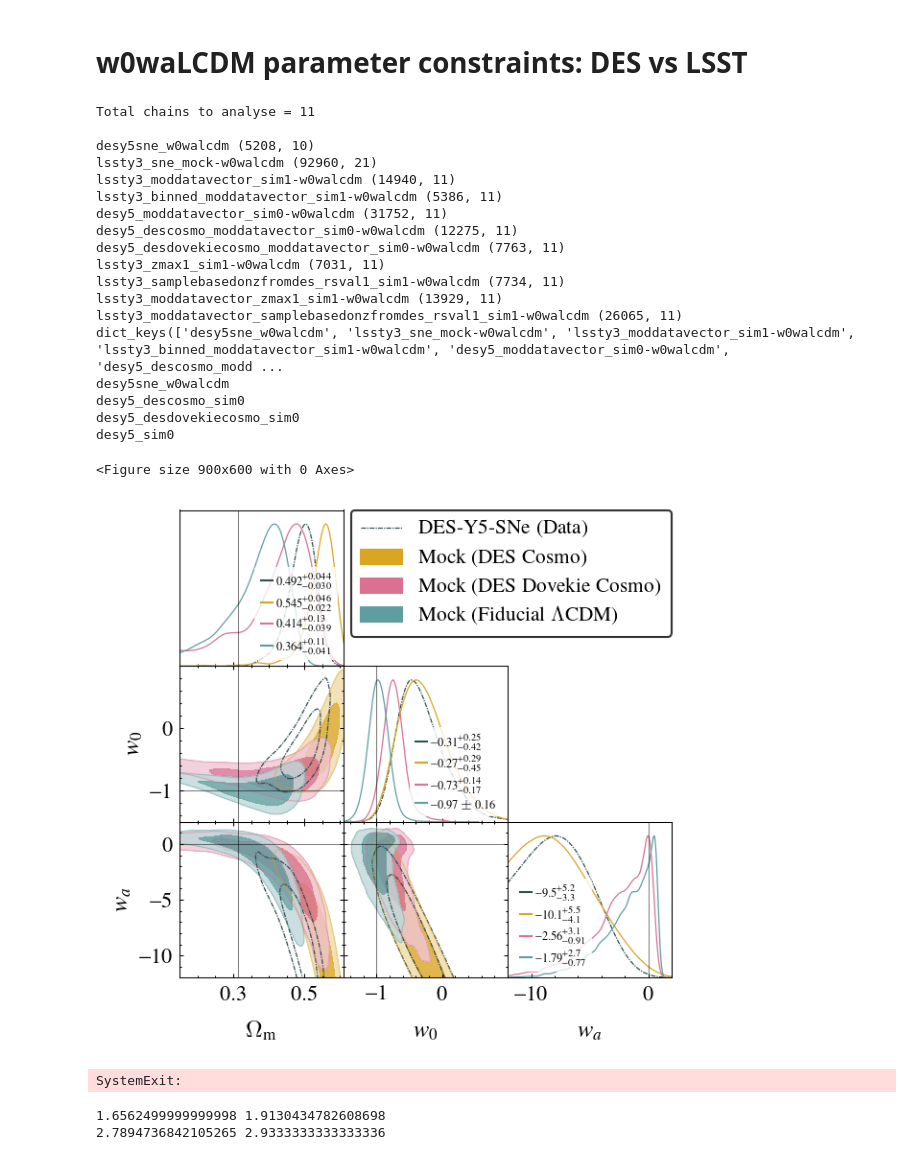
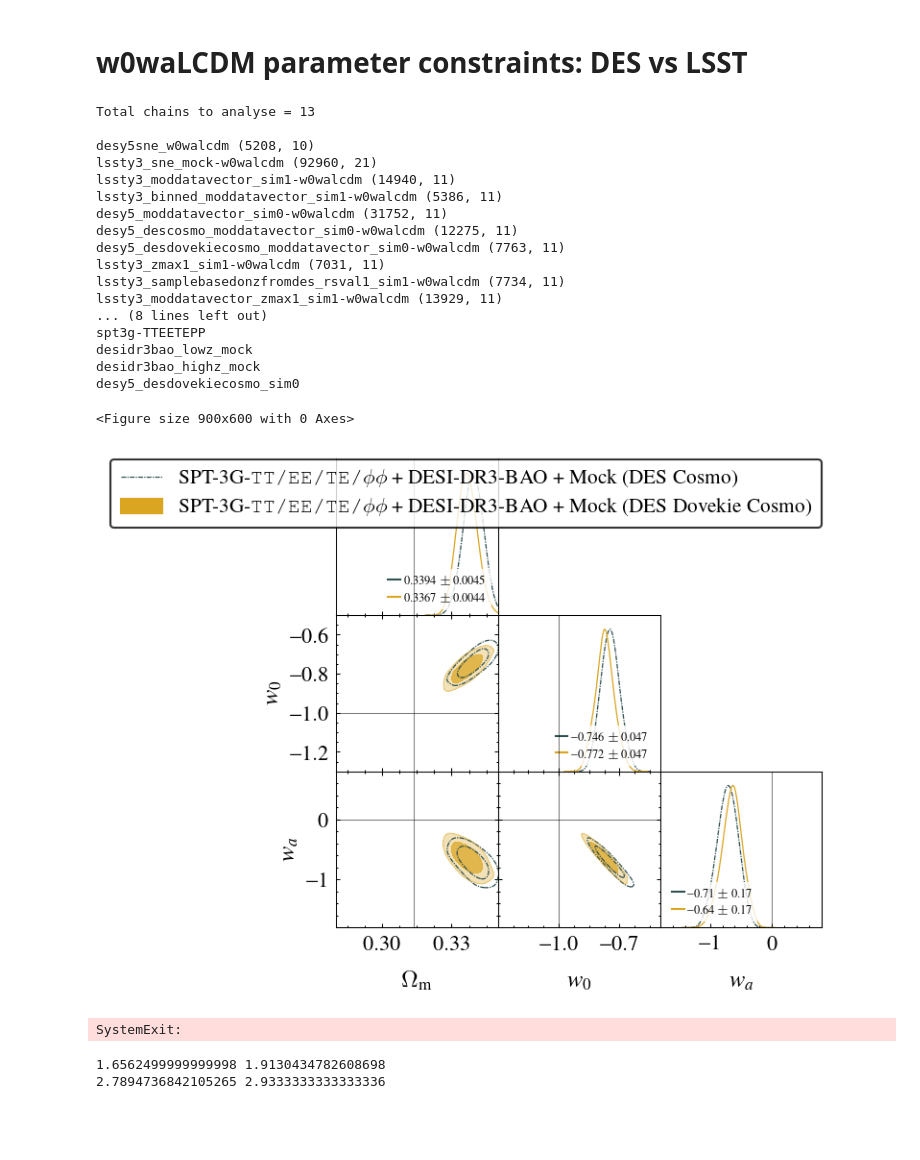
Before and after one commit to sriniraghunathan/CMB_BAO_SNe_likelihoods, a Jupyter notebook: analyse_chains_for_paper.ipynb, the cells around one changed output. Cells and saved outputs as stored; diff of their text form; code cells hidden in the pictures; blank space fills up the shorter version.

```diff
--- a/analyse_chains_for_paper.ipynb
+++ b/analyse_chains_for_paper.ipynb
@@ -399,6 +399,9 @@ if (1): #check multiple LSST datasets
 #     chain_fdlist.extend(['%s/lssty3_sim4-%s' %(other_mcmc_fd, which_cosmo)])
 #     chain_fdlist.extend(['%s/lssty3_sim5-%s' %(other_mcmc_fd, which_cosmo)])
 
+    chain_fdlist.extend(['%s/spt3g-TTEETEPP+desidr3bao_lowz_mock+desidr3bao_highz_mock+desy5_descosmo_moddatavector_sim0-%s' %(other_mcmc_fd, which_cosmo)])
+    chain_fdlist.extend(['%s/spt3g-TTEETEPP+desidr3bao_lowz_mock+desidr3bao_highz_mock+desy5_desdovekiecosmo_moddatavector_sim0-%s' %(other_mcmc_fd, which_cosmo)])
+
 
     print('Total chains to analyse = %s\n' %(len(chain_fdlist)))
 
@@ -419,6 +422,13 @@ if (1): #check multiple LSST datasets
 
 ls_arr = ['-']
 line_args = None
+
+#param_limits_dic = {'omegam': [0.1, 0.6], 'omch2': [0., 0.25], 'w': [-1.3, -0.6], 'wa': [-4, 3.]}
+####param_limits_dic = {'omegam': [0.1, 0.6], 'w': [-1.5, 1.], 'wa': [-12, 2.]}
+param_limits_dic = {'omegam': [0.15, 0.61], 'w': [-1.5, 1.], 'wa': [-12, 2.]}
+#param_limits_dic = {'omegam': [0.2, 0.6], 'w': [-1.3, 0.3], 'wa': [-4., 1.2]}
+
+
 if (0):
     chains_to_plot = [
                       'desy5sne_%s' %(which_cosmo),
@@ -465,6 +475,27 @@ if (1): #multiple DES cosm0
                {'ls':'-', 'color': color_arr[3]},
                ]
     plname = 'plots/%s_des_multiple_cosmo.pdf' %(which_cosmo)
+    legfsval = 11.5
+
+if (1): #multiple DES cosm0
+    chains_to_plot = [
+                      ##'desy5sne_%s' %(which_cosmo),
+                      ##'desy5_descosmo_moddatavector_sim0-%s' %(which_cosmo),
+                      ##'spt3g-TTEETEPP+desidr3bao_lowz_mock+desidr3bao_highz_mock+desy5_moddatavector_sim0-%s' %(which_cosmo),
+                      'spt3g-TTEETEPP+desidr3bao_lowz_mock+desidr3bao_highz_mock+desy5_descosmo_moddatavector_sim0-%s' %(which_cosmo),
+                      'spt3g-TTEETEPP+desidr3bao_lowz_mock+desidr3bao_highz_mock+desy5_desdovekiecosmo_moddatavector_sim0-%s' %(which_cosmo),
+    ]
+    color_arr = ['darkslategrey', 'goldenrod', 'palevioletred', 'cadetblue']
+    param_limits_dic = None
+
+    filled_arr = [False, True, True, True]
+    ls_arr = ['-.', '-', '-', '-']
+    line_args=[{'ls':'-.', 'color': color_arr[0]},
+               {'ls':'-', 'color': color_arr[1]},
+               {'ls':'-', 'color': color_arr[2]},
+               {'ls':'-', 'color': color_arr[3]},
+               ]
+    plname = 'plots/%s_spt_des_multiple_cosmo.pdf' %(which_cosmo)
     legfsval = 11.5
 if (0):
     chains_to_plot = [
@@ -556,12 +587,6 @@ if (0):
     filled_arr = [True, True, False, False, False, False]
     param_limits_dic = {'omegam': [0.15, 0.61], 'w': [-1.5, -0.5], 'wa': [-2, 2.]}
 
-
-
-#param_limits_dic = {'omegam': [0.1, 0.6], 'omch2': [0., 0.25], 'w': [-1.3, -0.6], 'wa': [-4, 3.]}
-####param_limits_dic = {'omegam': [0.1, 0.6], 'w': [-1.5, 1.], 'wa': [-12, 2.]}
-param_limits_dic = {'omegam': [0.15, 0.61], 'w': [-1.5, 1.], 'wa': [-12, 2.]}
-#param_limits_dic = {'omegam': [0.2, 0.6], 'w': [-1.3, 0.3], 'wa': [-4., 1.2]}
 
 
 print(samples_dic.keys()); ##sys.exit()
@@ -646,40 +671,39 @@ def get_des_lsst_improvements(qualifier, low_err_dic, up_err_dic):
     return
 
 #lsst
 low_err_dic = {'w': 0.061, 'wa': 0.43}
 up_err_dic = {'w': 0.072, 'wa': 1.2}
 get_des_lsst_improvements('lsst', low_err_dic, up_err_dic)
 
 #zmax cut
 ###low_err_dic = {'w': 0.13, 'wa': 1.4}; up_err_dic = {'w': 0.077, 'wa': 2.3}
 low_err_dic = {'w': 0.09, 'wa': 0.55}; up_err_dic = {'w': 0.078, 'wa': 1.6}
 get_des_lsst_improvements('zmaxcut', low_err_dic, up_err_dic)
 
 #DES-like
 ###low_err_dic = {'w': 0.23, 'wa': 2.2}; up_err_dic = {'w': 0.13, 'wa': 3.4}
 low_err_dic = {'w': 0.16, 'wa': 0.85}; up_err_dic = {'w': 0.16, 'wa': 2.8}
 get_des_lsst_improvements('deslike', low_err_dic, up_err_dic)
 # %% [output]
-Total chains to analyse = 11
+Total chains to analyse = 13
 
 desy5sne_w0walcdm (5208, 10)
 lssty3_sne_mock-w0walcdm (92960, 21)
 lssty3_moddatavector_sim1-w0walcdm (14940, 11)
 lssty3_binned_moddatavector_sim1-w0walcdm (5386, 11)
 desy5_moddatavector_sim0-w0walcdm (31752, 11)
 desy5_descosmo_moddatavector_sim0-w0walcdm (12275, 11)
 desy5_desdovekiecosmo_moddatavector_sim0-w0walcdm (7763, 11)
 lssty3_zmax1_sim1-w0walcdm (7031, 11)
 lssty3_samplebasedonzfromdes_rsval1_sim1-w0walcdm (7734, 11)
 lssty3_moddatavector_zmax1_sim1-w0walcdm (13929, 11)
-lssty3_moddatavector_samplebasedonzfromdes_rsval1_sim1-w0walcdm (26065, 11)
-dict_keys(['desy5sne_w0walcdm', 'lssty3_sne_mock-w0walcdm', 'lssty3_moddatavector_sim1-w0walcdm', 'lssty3_binned_moddatavector_sim1-w0walcdm', 'desy5_moddatavector_sim0-w0walcdm', 'desy5_descosmo_modd ...
-desy5sne_w0walcdm
-desy5_descosmo_sim0
+... (8 lines left out)
+spt3g-TTEETEPP
+desidr3bao_lowz_mock
+desidr3bao_highz_mock
 desy5_desdovekiecosmo_sim0
-desy5_sim0
 <Figure size 900x600 with 0 Axes>
-[figure, old version]
+[figure, new version]
 SystemExit:
 # %%
 print( 5.3/3.2, 4.4/2.3 )
```
Also changed, not shown: 2 other files.
